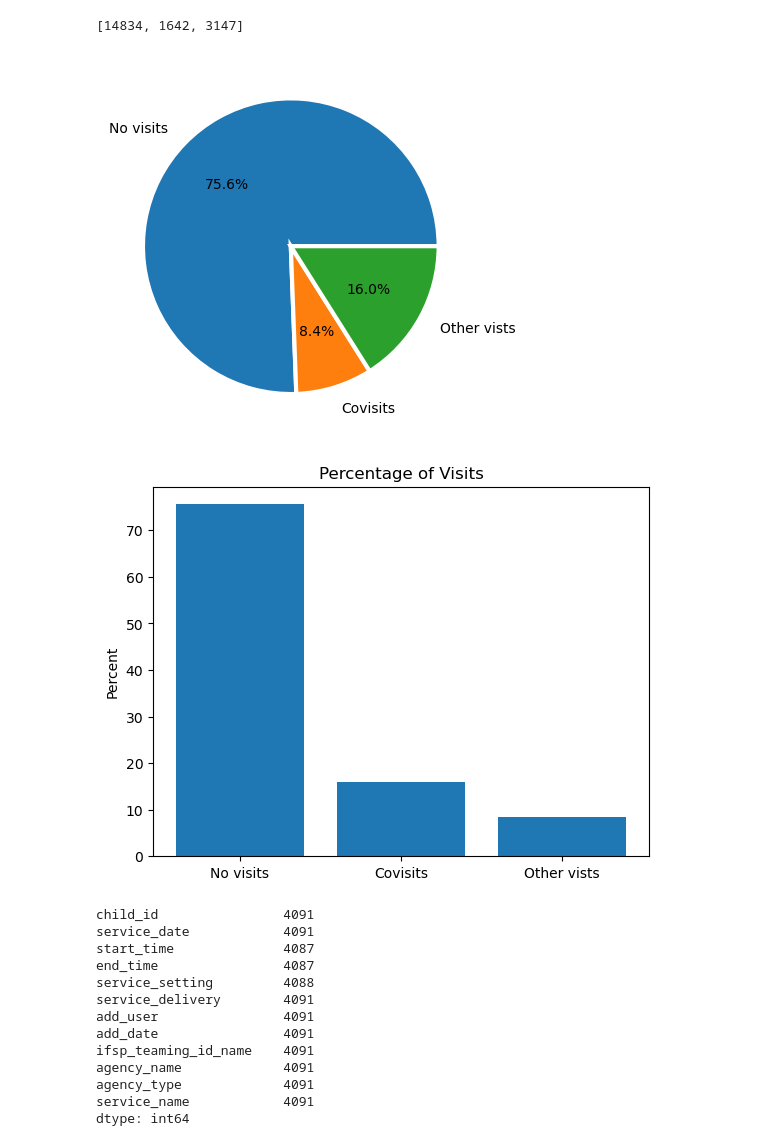
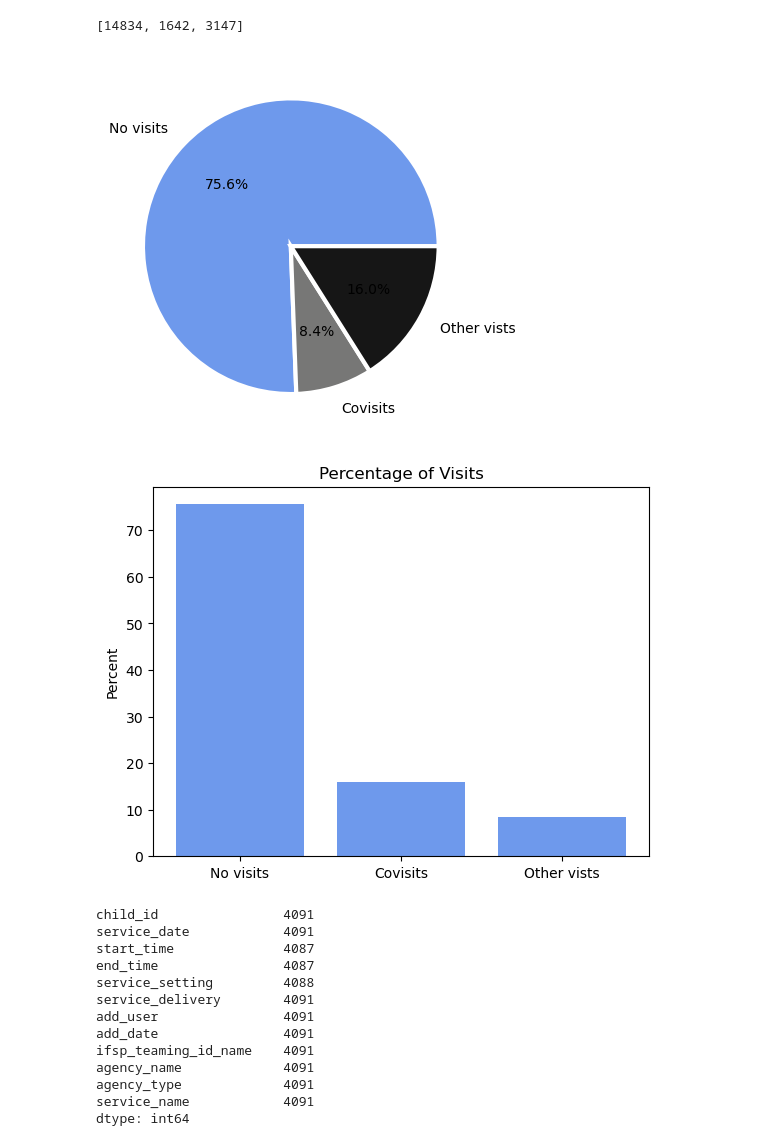
Before and after one commit to NSS-Data-Analytics-Cohort-8/teis_da8_1-sockswithsandals, a Jupyter notebook: notebooks/TEIS_IFSP_EDA.ipynb, the cells around one changed output. Cells and saved outputs as stored; diff of their text form; code cells hidden in the pictures.

Commit message:
'color update'

```diff
--- a/notebooks/TEIS_IFSP_EDA.ipynb
+++ b/notebooks/TEIS_IFSP_EDA.ipynb
@@ -273,13 +274,17 @@ pie1
 # %%
 names = 'No visits', 'Covisits', 'Other vists'
 # %%
+colors = ["#6E99EC", "#777776", "#161616", "#C7CAD5", "#EF412A", "#F3EDE4", "#415A8C", "#B1301F", "#353535"]
+sns.set_palette(colors)
 pieplt = plt.pie(pie1, labels=names, labeldistance=1.15, autopct='%1.1f%%', wedgeprops = { 'linewidth' : 3, 'edgecolor' : 'white' });
 #.pie(sizes, labels=labels, autopct='%1.1f%%')
 #pieplt.suptitle('Different types of oscillations', fontsize=16)
 plt.show();
 # %% [output]
-[figure, old version]
+[figure, new version]
 # %%
+colors = ["#6E99EC", "#777776", "#161616", "#C7CAD5", "#EF412A", "#F3EDE4", "#415A8C", "#B1301F", "#353535"]
+sns.set_palette(colors)
 x_pos = np.arange(len(bar1))
 
 # Create bars and choose color
@@ -295,7 +300,7 @@ plt.xticks(x_pos, names)
 # Show graph
 plt.show()
 # %% [output]
-[figure, old version]
+[figure, new version]
 # %%
 #How many covists Delivered vs not delivered
 #Not filtered
```
Also changed, not shown: parts of 1 cell of this notebook.
